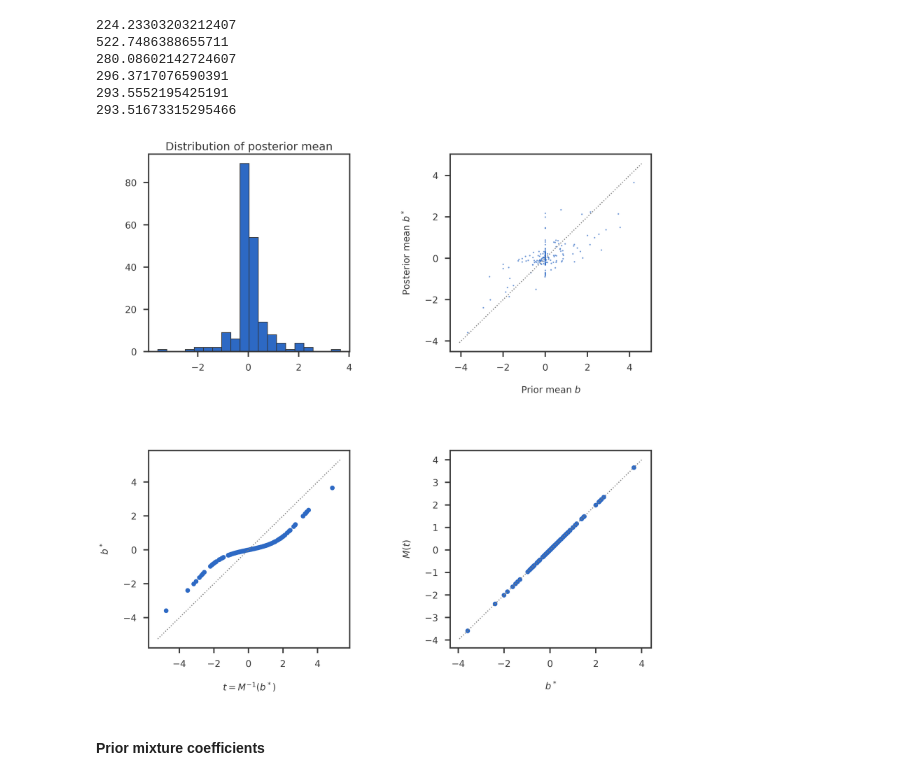
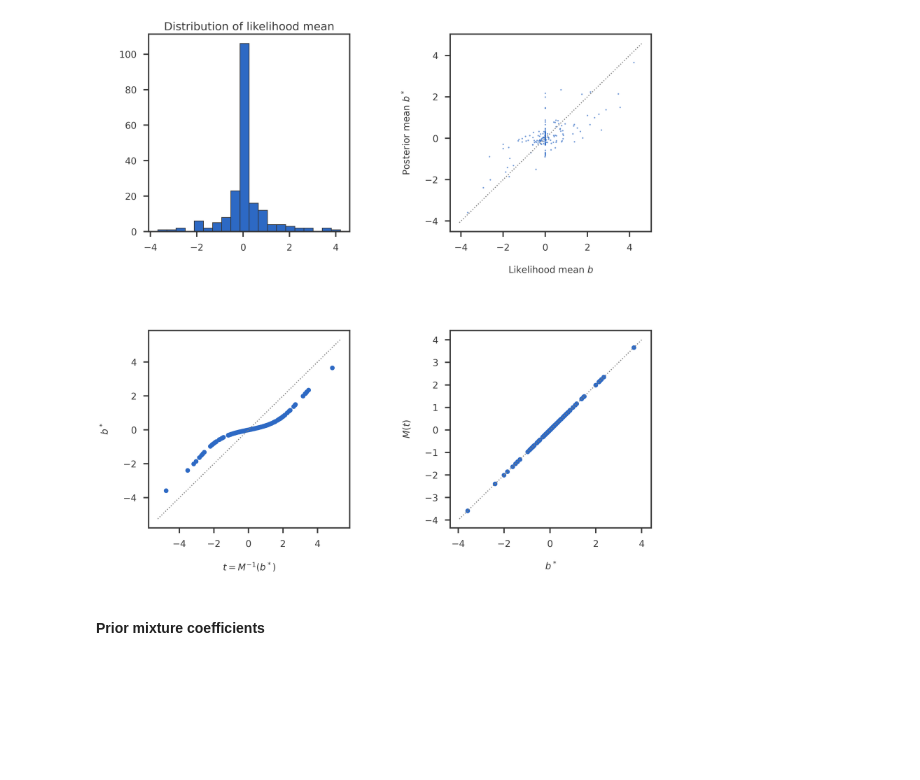
Before and after one commit to banskt/mr-ash-pen-workspace, a Jupyter notebook: notebooks/penalty_optimization/check_lagrangian_optim.ipynb, the cells around one changed output. Cells and saved outputs as stored; diff of their text form; code cells hidden in the pictures; blank space fills up the shorter version.

```diff
--- a/notebooks/penalty_optimization/check_lagrangian_optim.ipynb
+++ b/notebooks/penalty_optimization/check_lagrangian_optim.ipynb
@@ -73,46 +73,41 @@ Standard deviation of prior mixture components:
 # %%
 bconst = bpostmean.copy()
-theta_newraph = lgopt.unshrink_b(bconst, strue, wpost, sk, dj)
+
+Minv = lgopt.shrinkage_operator_inverse(bconst, strue, wpost, sk, dj)
+theta_newraph = Minv.x
 b_newraph = lgopt.shrink_theta(theta_newraph, strue, wpost, sk, dj)
-# %% [output]
-224.23303203212407
-522.7486388655711
-280.08602142724607
-296.3717076590391
-293.5552195425191
-293.51673315295466
 # %%
 fig = plt.figure(figsize = (12, 12))
 ax1 = fig.add_subplot(221)
 ax2 = fig.add_subplot(222)
 ax3 = fig.add_subplot(223)
 ax4 = fig.add_subplot(224)
-ax1.hist(bpostmean)
-ax1.set_title("Distribution of posterior mean")
+ax1.hist(btrue)
+ax1.set_title("Distribution of likelihood mean")
 
 ax2.scatter(btrue, bpostmean, s=2, alpha = 0.5)
 mpl_utils.plot_diag(ax2)
-ax2.set_xlabel(r"Prior mean $b$")
+ax2.set_xlabel(r"Likelihood mean $b$")
 ax2.set_ylabel(r"Posterior mean $b^*$")
 #ax1.hist(mean)
 
 #ax3.scatter(bconst, theta_newraph)
 ax3.scatter(theta_newraph, bconst)
 mpl_utils.plot_diag(ax3)
 ax3.set_ylabel(r"$b^*$")
 ax3.set_xlabel(r"$t = M^{-1}(b^*)$")
 
 ax4.scatter(bconst, b_newraph)
 mpl_utils.plot_diag(ax4)
 ax4.set_xlabel(r"$b^*$")
 #ax4.set_ylabel(r"$M(M^{-1}(b^*))$")
 ax4.set_ylabel(r"$M(t)$")
 
 plt.tight_layout()
 plt.subplots_adjust(wspace = 0.5, hspace = 0.5)
 plt.show()
 # %% [output]
-[figure, old version]
+[figure, new version]
 # %% [markdown]
 #### Prior mixture coefficients
 # %%
```
Also changed, not shown: parts of 8 cells of this notebook, 2 other files.
